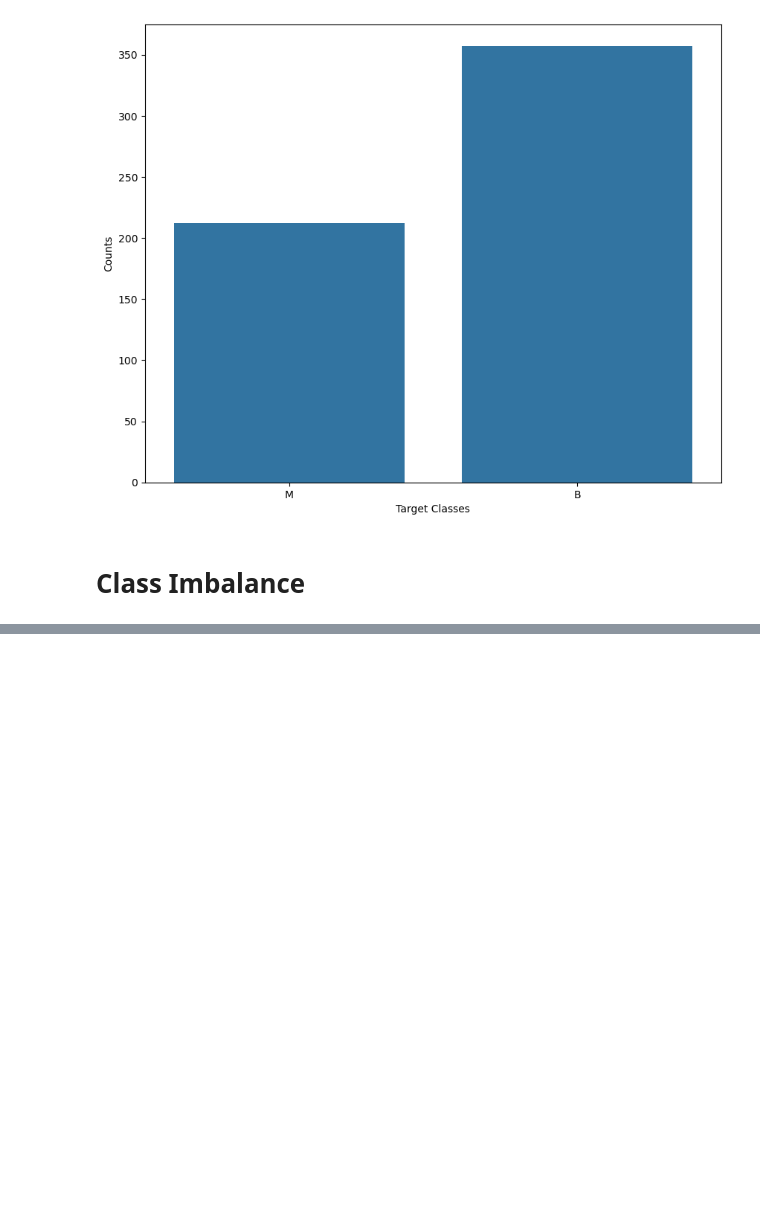
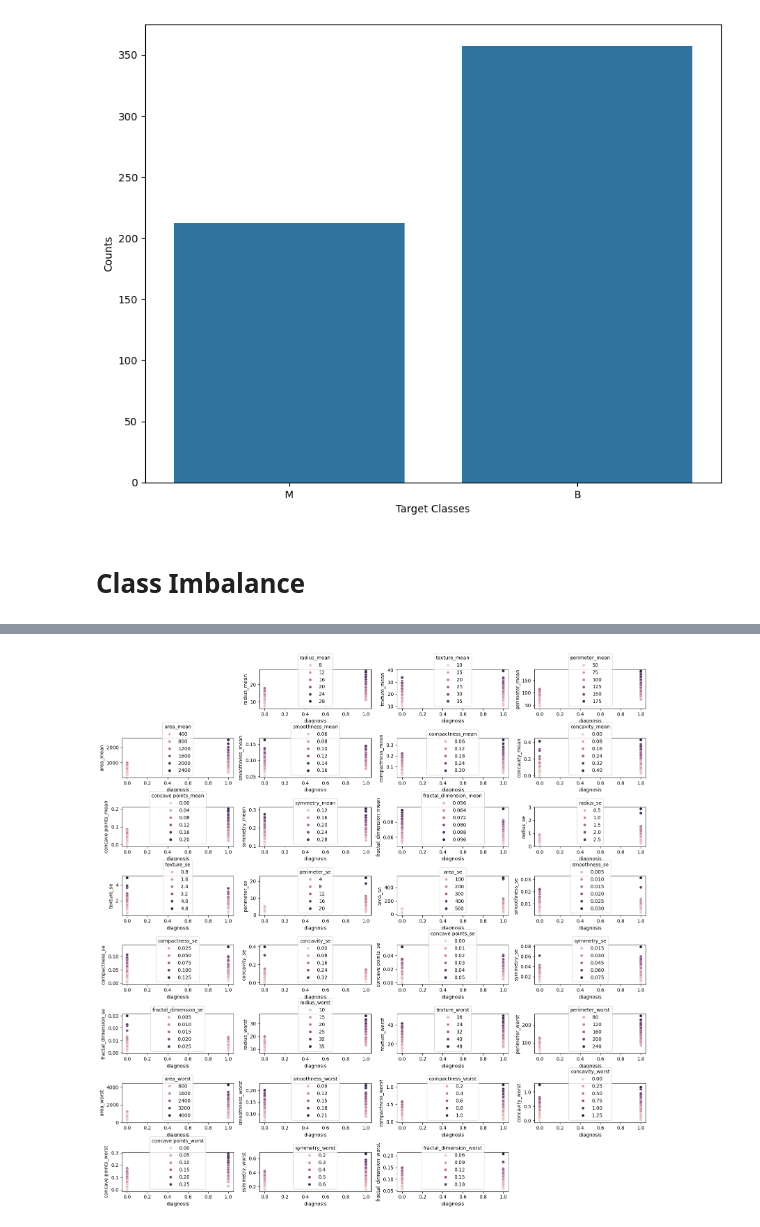
Before and after one commit to MaukanMir/Breast-Cancer-Analysis, a Jupyter notebook: training.ipynb, the cells around one changed output, grey strips where cells are left out. Saved outputs shown, nothing was run; the diff lists cells and outputs as text; code cells hidden in the pictures; blank space fills up the shorter version.

```diff
--- a/training.ipynb
+++ b/training.ipynb
@@ -82,0 +180,4 @@ check_class_imbalance(df["diagnosis"])
+# %%
+scatter_plot(eda_df, eda_df.columns, "diagnosis")
+# %% [output]
+[figure, added]
```
Also changed, not shown: parts of 12 cells of this notebook.
